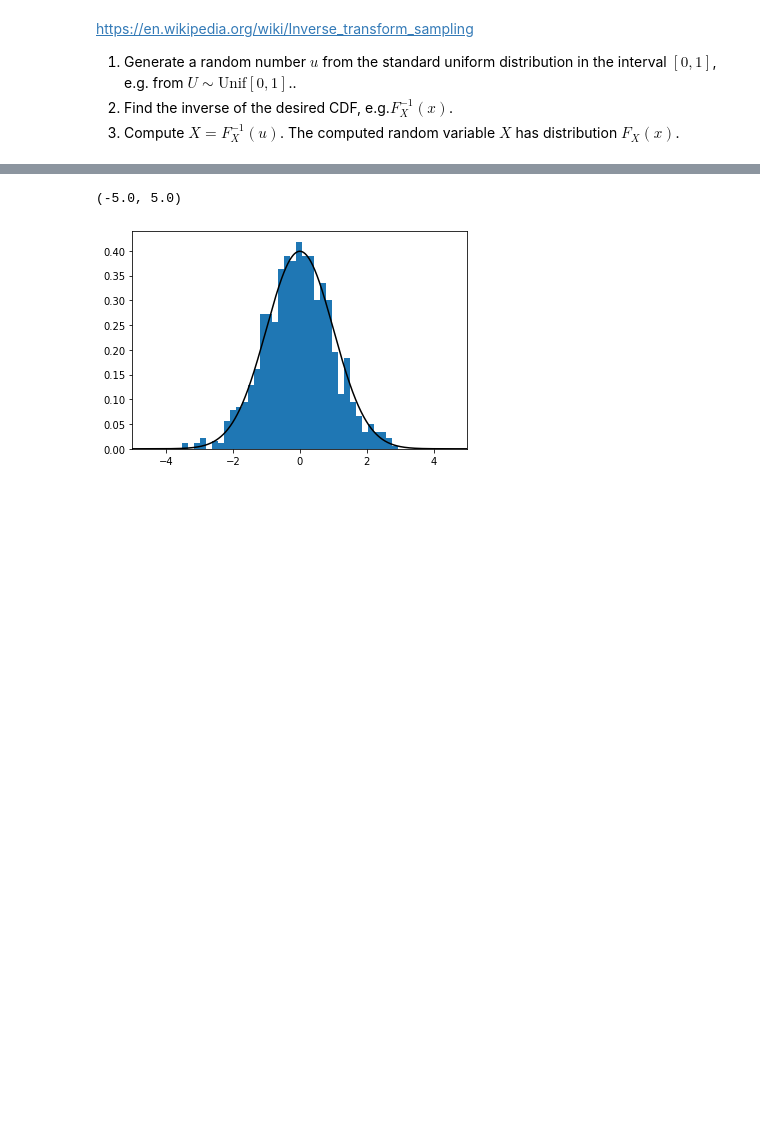
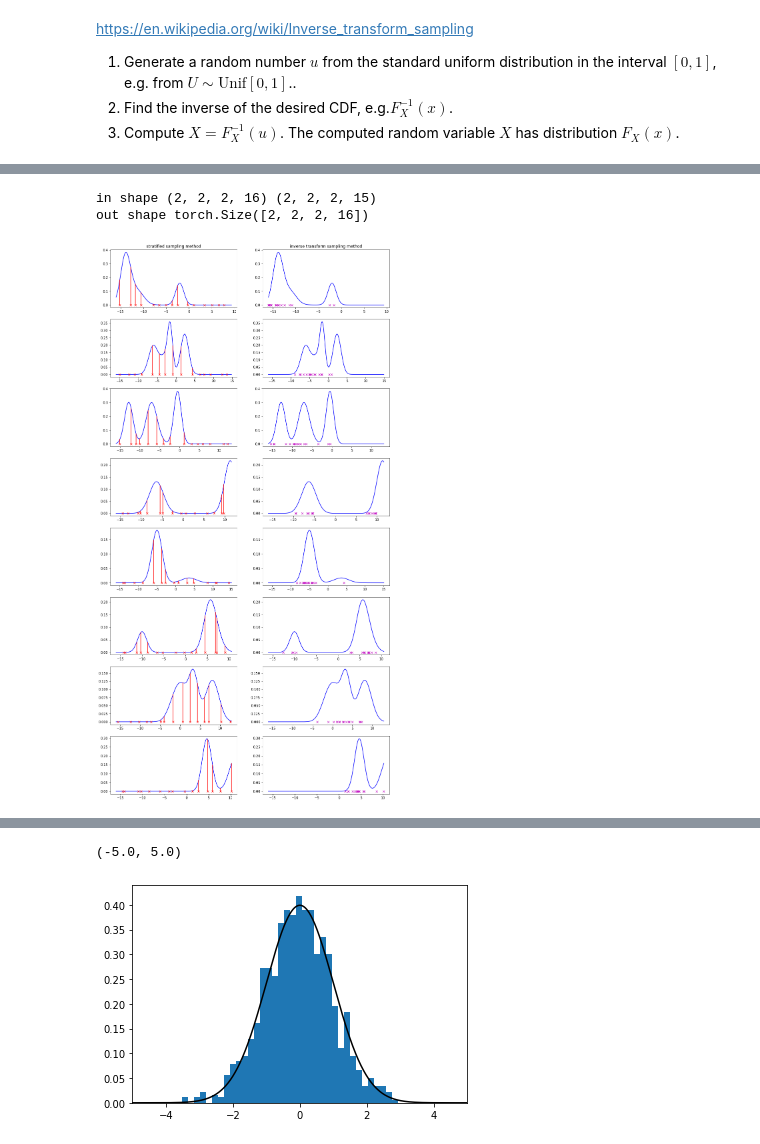
Before and after one commit to fireofearth/document, a Jupyter notebook: python/doc.distribution.ipynb, the cells around one changed output, grey strips where cells are left out. Saved outputs shown, nothing was run; the diff lists cells and outputs as text; code cells hidden in the pictures; blank space fills up the shorter version.

```diff
--- a/python/doc.distribution.ipynb
+++ b/python/doc.distribution.ipynb
@@ -156,3 +163,73 @@ fig.tight_layout()
+# %%
+# use sample_pdf() to resample using inverse transform sampling method across multiple batches
+dists = [RandDistribution() for _ in range(8)]
+N = 16
+should_jiggle_samples = True
+domains = []
+for _ in range(8):
+    scale = random.uniform(25, 32)
+    domains.append((-16, -16 + scale))
+
+fig, axes = plt.subplots(8, 2, figsize=(15, 30))
+axes = axes.ravel()
+
+# plot the PDF
+X = []
+Y = []
+
+
+for i, dist in enumerate(dists):
+    z = np.linspace(*domains[i], 1000)
+    y = dist(z)
+    axes[2*i].plot(z, y, "-b", label="alpha compositing weight $w$")
+    axes[2*i + 1].plot(z, y, "-b", label="alpha compositing weight $w$")
+
+    x = np.linspace(*domains[i], N)
+    if should_jiggle_samples:
+        x = np.random.uniform(low=x[:-1] , high=x[1:])
+    y = dist(x)
+    axes[2*i].plot(x, np.zeros(x.size), "rx", label="coarse sampling")
+    h = np.vstack((np.zeros(x.size)[None], y[None])).T
+    for _x, _h in zip(x, h):
+        axes[2*i].plot([_x, _x], _h, "-r")
+    X.append(x)
+    Y.append(y)
+
+# in_shape - batch shape to test
+in_shape = (2, 2, 2,)
+X = np.stack(X).reshape(in_shape + ( -1,))
+# X has shape (..., N)
+X = np.concatenate((np.full(in_shape + (1,), -16), X), -1)
+# Y has shape (..., N-1)
+Y = np.stack(Y).reshape(in_shape + (-1,))
+print("in shape", X.shape, Y.shape)
+
+should_histogram = False
+if should_histogram:
+    M = 1000
+else:
+    M = 16
+
+Z = sample_pdf(torch.tensor(X), torch.tensor(Y), 16, det=False)
+print("out shape", Z.shape)
+X = X.reshape((math.prod(in_shape), -1))
+Z = Z.numpy().reshape((math.prod(in_shape), -1))
+
+if should_histogram:
+    for i, z in enumerate(Z):
+        axes[2*i + 1].hist(z, bins=32, density=True)
+
+else:
+    for i, z in enumerate(Z):
+        axes[2*i + 1].plot(z, np.zeros(z.size), "mx", label="fine sampling")
+
+axes[0].set_title("stratified sampling method")
+axes[1].set_title("inverse transform sampling method")
+None
+# %% [output]
+in shape (2, 2, 2, 16) (2, 2, 2, 15)
+out shape torch.Size([2, 2, 2, 16])
+[figure, added]
 # %%
 # uniform
 x = np.random.uniform(0, 1, size=1000)
```
Also changed, not shown: parts of 6 cells of this notebook, 1 other file.
